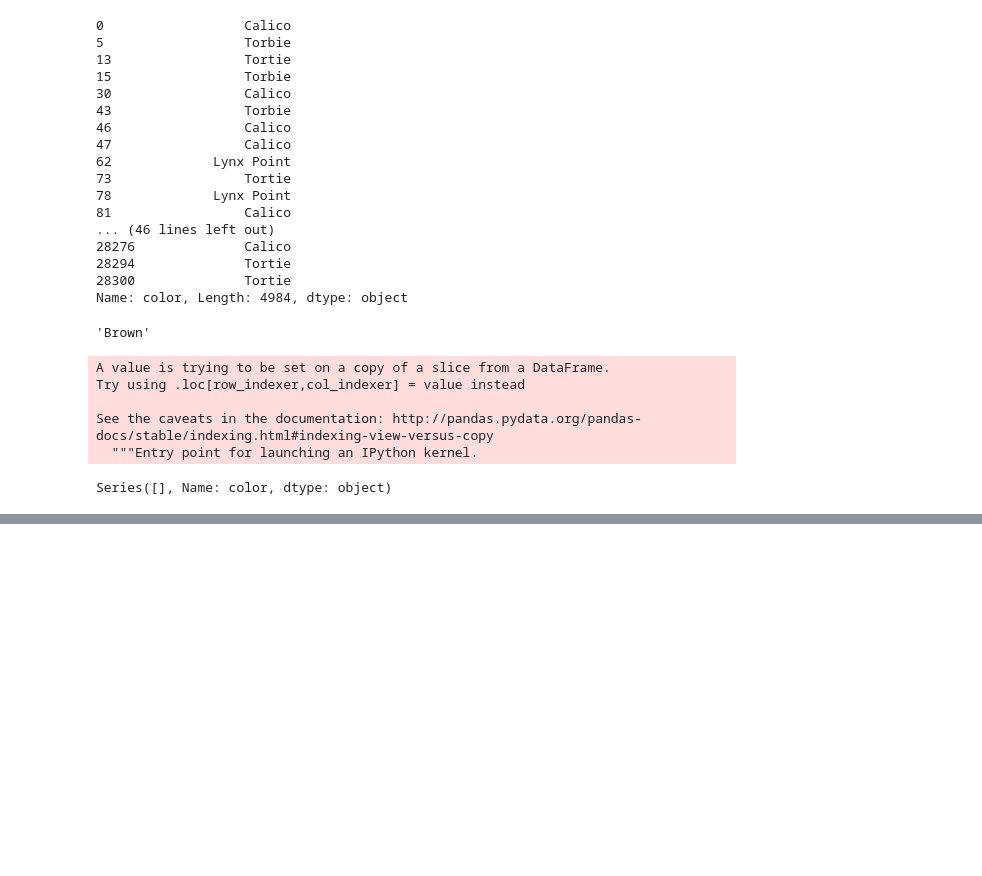
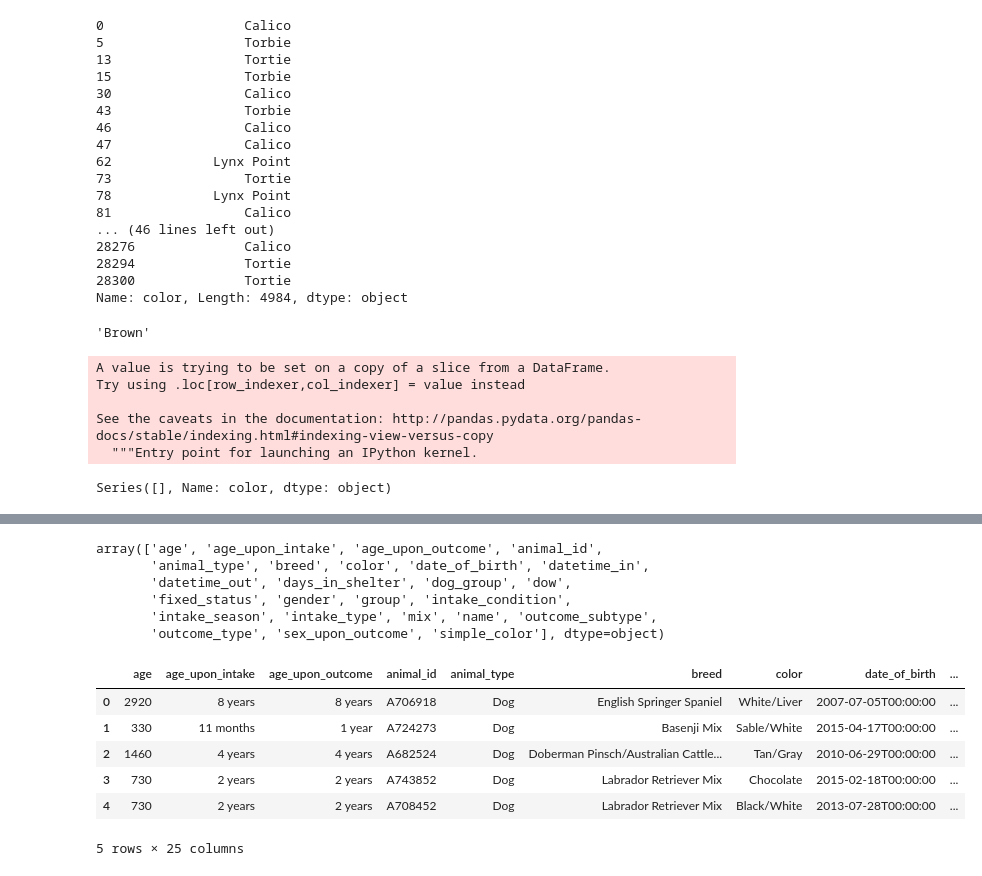
Before and after one commit to luketibbott/kojak, a Jupyter notebook: clean_engineer.ipynb, the cells around one changed output, grey strips where cells are left out. Saved outputs shown, nothing was run; the diff lists cells and outputs as text; code cells hidden in the pictures; blank space fills up the shorter version.

Commit message:
Concatenate cat and dog dataframes. Drop animals that aren't cats or dogs

```diff
--- a/clean_engineer.ipynb
+++ b/clean_engineer.ipynb
@@ -530,0 +605,21 @@ We're catching all cat colors and reducing them to a simpler state. Good!
+# %%
+concat_df = pd.concat([df_dog, df_cat], sort=True)
+# %%
+concat_df.columns.values
+# %% [output]
+array(['age', 'age_upon_intake', 'age_upon_outcome', 'animal_id',
+       'animal_type', 'breed', 'color', 'date_of_birth', 'datetime_in',
+       'datetime_out', 'days_in_shelter', 'dog_group', 'dow',
+       'fixed_status', 'gender', 'group', 'intake_condition',
+       'intake_season', 'intake_type', 'mix', 'name', 'outcome_subtype',
+       'outcome_type', 'sex_upon_outcome', 'simple_color'], dtype=object)
+# %%
+concat_df.head()
+# %% [output]
+|  | age | age_upon_intake | age_upon_outcome | animal_id | animal_type | breed | color | date_of_birth | ... |
+| 0 | 2920 | 8 years | 8 years | A706918 | Dog | English Springer Spaniel | White/Liver | 2007-07-05T00:00:00 | ... |
+| 1 | 330 | 11 months | 1 year | A724273 | Dog | Basenji Mix | Sable/White | 2015-04-17T00:00:00 | ... |
+| 2 | 1460 | 4 years | 4 years | A682524 | Dog | Doberman Pinsch/Australian Cattle... | Tan/Gray | 2010-06-29T00:00:00 | ... |
+| 3 | 730 | 2 years | 2 years | A743852 | Dog | Labrador Retriever Mix | Chocolate | 2015-02-18T00:00:00 | ... |
+| 4 | 730 | 2 years | 2 years | A708452 | Dog | Labrador Retriever Mix | Black/White | 2013-07-28T00:00:00 | ... |
+5 rows × 25 columns
```
Also changed, not shown: parts of 12 cells of this notebook.
